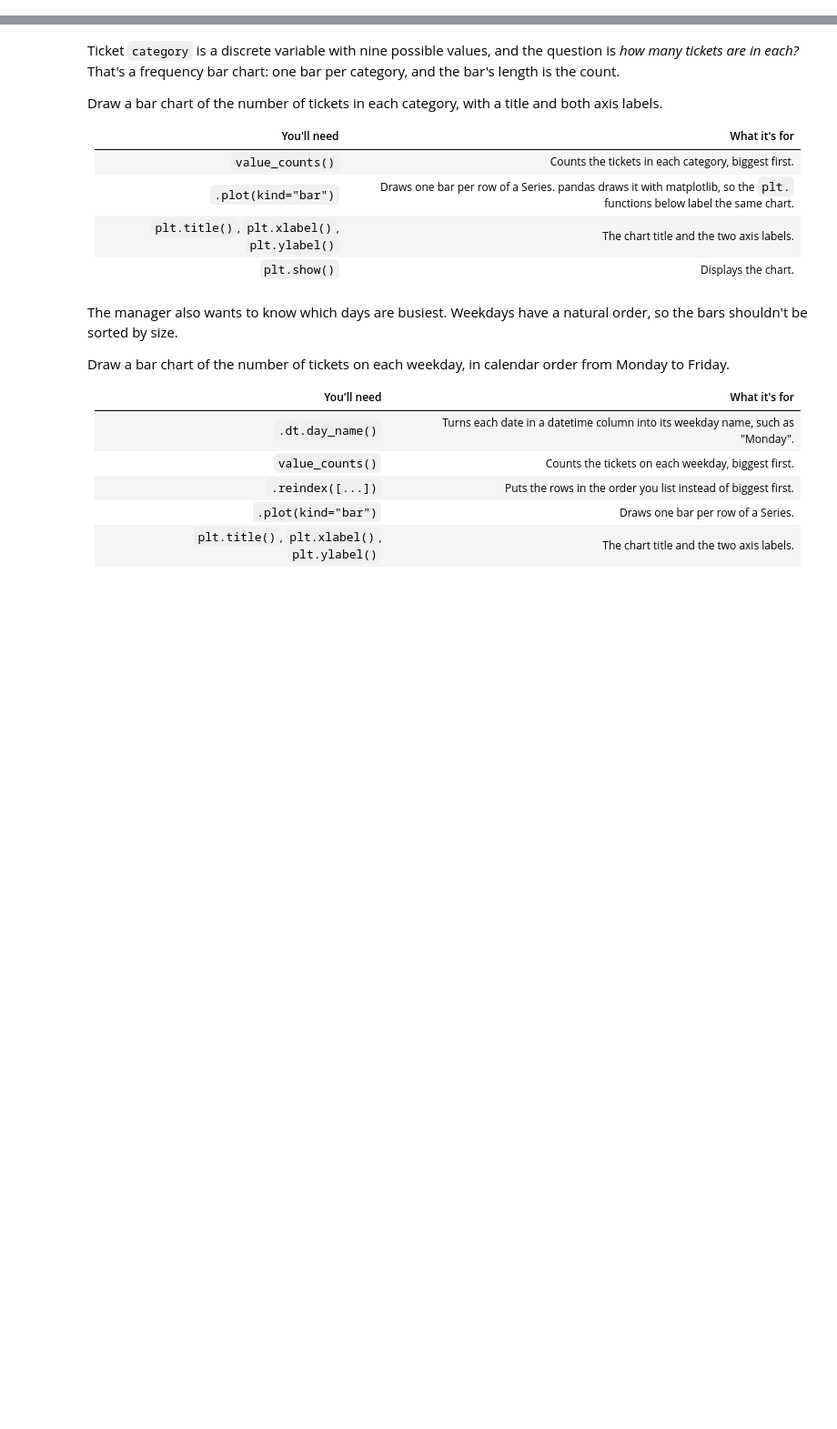
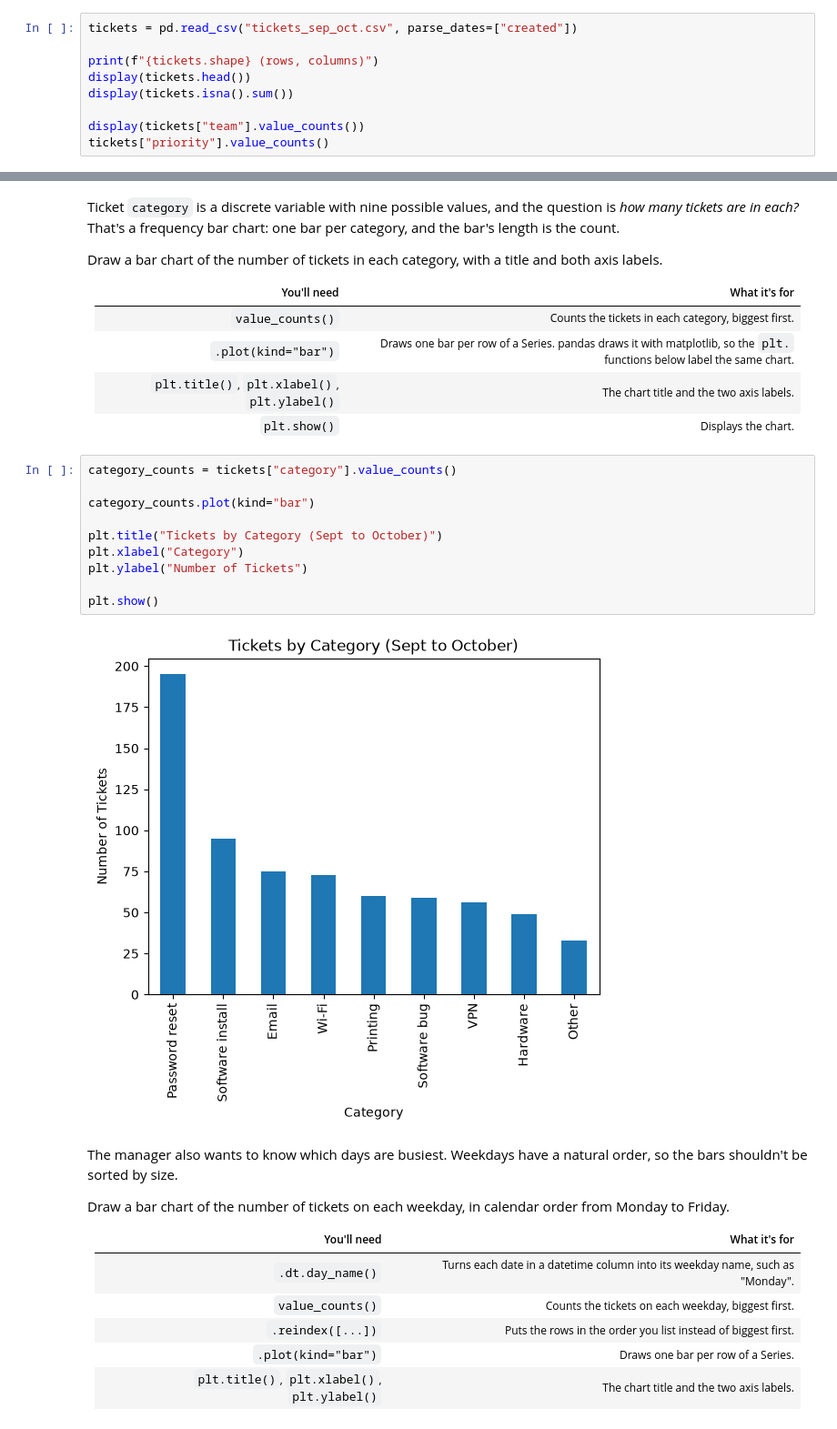
Before and after one commit to Ingiya/2501, a Jupyter notebook: student/lesson-15/discrete_demo_starter.ipynb, the cells around one changed output, grey strips where cells are left out. Shown at 91% size. Saved outputs shown, nothing was run; the diff lists cells and outputs as text; blank space fills up the shorter version.

```diff
--- a/student/lesson-15/discrete_demo_starter.ipynb
+++ b/student/lesson-15/discrete_demo_starter.ipynb
@@ -34,3 +52,12 @@ Load `tickets_sep_oct.csv` into a DataFrame called `tickets` (turn `created` int
 | `head()` | Shows the first five rows. |
 | `isna().sum()` | `isna()` marks every missing cell, and `sum()` counts them in each column. |
 | `value_counts()` | Counts how many rows have each distinct value in a column, biggest first. |
+# %%
+tickets = pd.read_csv("tickets_sep_oct.csv", parse_dates=["created"])
+
+print(f"{tickets.shape} (rows, columns)")
+display(tickets.head())
+display(tickets.isna().sum())
+
+display(tickets["team"].value_counts())
+tickets["priority"].value_counts()
@@ -55,6 +122,18 @@ Draw a bar chart of the number of tickets in each category, with a title and bot
 | `.plot(kind="bar")` | Draws one bar per row of a Series. pandas draws it with matplotlib, so the `plt.` functions below label the same chart. |
 | `plt.title()`, `plt.xlabel()`, `plt.ylabel()` | The chart title and the two axis labels. |
 | `plt.show()` | Displays the chart. |
+# %%
+category_counts = tickets["category"].value_counts()
+
+category_counts.plot(kind="bar")
+
+plt.title("Tickets by Category (Sept to October)")
+plt.xlabel("Category")
+plt.ylabel("Number of Tickets")
+
+plt.show()
+# %% [output]
+[figure, added]
 # %% [markdown]
 The manager also wants to know which days are busiest. Weekdays have a natural order, so the bars shouldn't be sorted by size.
 
```
Also changed, not shown: parts of 8 cells of this notebook, 1 other file.
